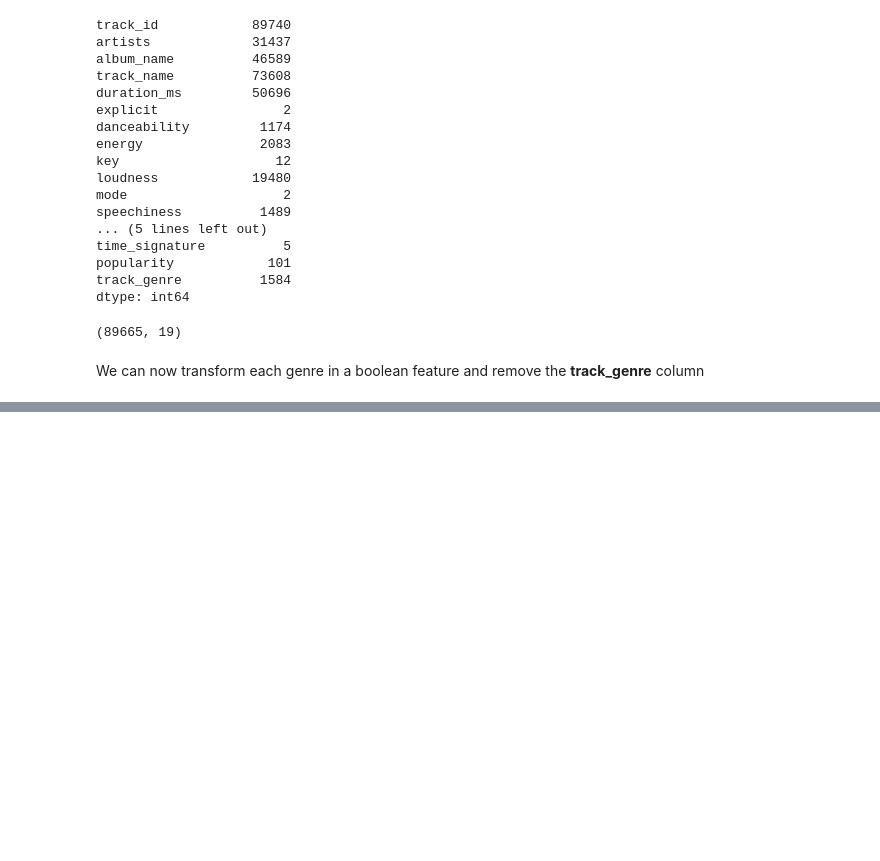
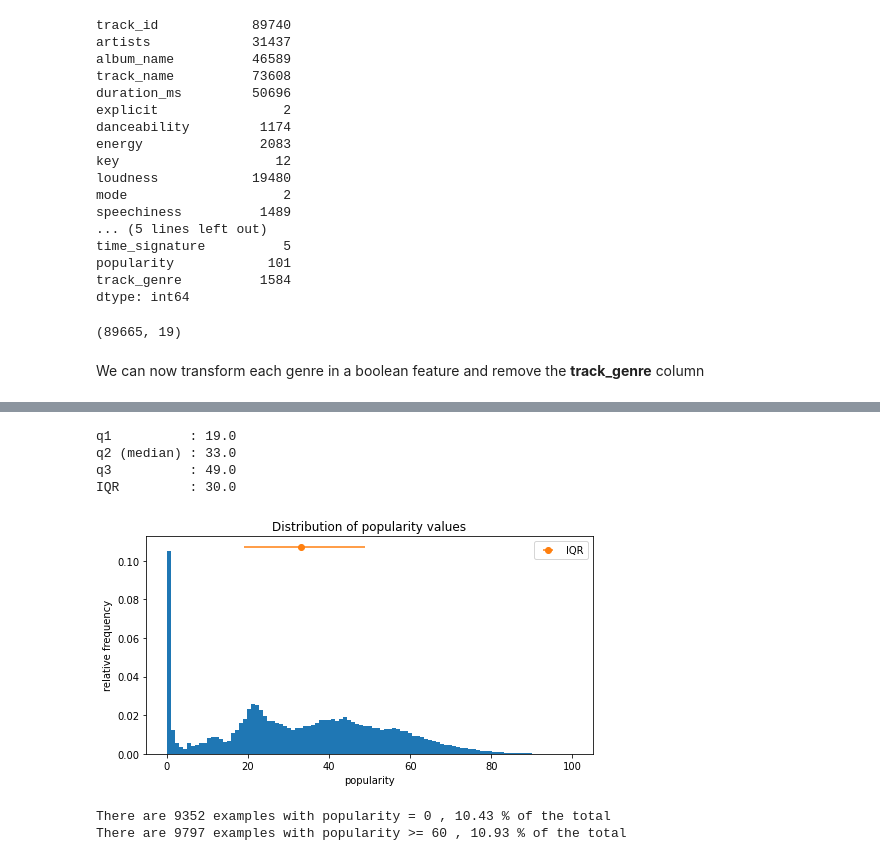
Before and after one commit to nemolino/TrackPopularityPredictor, a Jupyter notebook: dataset_analysis_cleaning.ipynb, the cells around one changed output, grey strips where cells are left out. Drawn from its saved outputs; the diff is of its cells as text; code cells hidden in the pictures; blank space fills up the shorter version.

```diff
--- a/dataset_preprocessing.ipynb
+++ b/dataset_analysis_cleaning.ipynb
@@ -301,0 +378,38 @@ dataset.to_csv('datasets/spotify_tracks_cleaned.csv', index=False)
+# %%
+target = dataset['popularity']
+
+q1 = np.quantile(target, 0.25)
+q2 = np.quantile(target, 0.5)
+q3 = np.quantile(target, 0.75)
+iqr = q3 - q1
+
+print(f'q1          : {q1}')
+print(f'q2 (median) : {q2}')
+print(f'q3          : {q3}')
+print(f'IQR         : {iqr}')
+
+fig, ax = plt.subplots()
+fig.set_figwidth(8)
+fig.set_figheight(4)
+n, _, _  = ax.hist(target, density=True, bins=101)
+plt.errorbar(q2, max(n) + 0.002, xerr = [[q2-q1],[q3-q2]], fmt ='o', label="IQR")
+plt.xlabel("popularity")
+plt.ylabel("relative frequency")
+plt.title("Distribution of popularity values")
+plt.legend()
+plt.show()
+# %% [output]
+q1          : 19.0
+q2 (median) : 33.0
+q3          : 49.0
+IQR         : 30.0
+[figure, added]
+# %%
+d = dict(target.value_counts())
+geq_60 = sum(d[i] for i in range(60,101))
+
+print(f"There are {d[0]} examples with popularity = 0 , {d[0]*100/dataset.shape[0]:.2f} % of the total")
+print(f"There are {geq_60} examples with popularity >= 60 , {geq_60*100/dataset.shape[0]:.2f} % of the total")
+# %% [output]
+There are 9352 examples with popularity = 0 , 10.43 % of the total
+There are 9797 examples with popularity >= 60 , 10.93 % of the total
```
Also changed, not shown: parts of 15 cells of this notebook, 4 other files.
